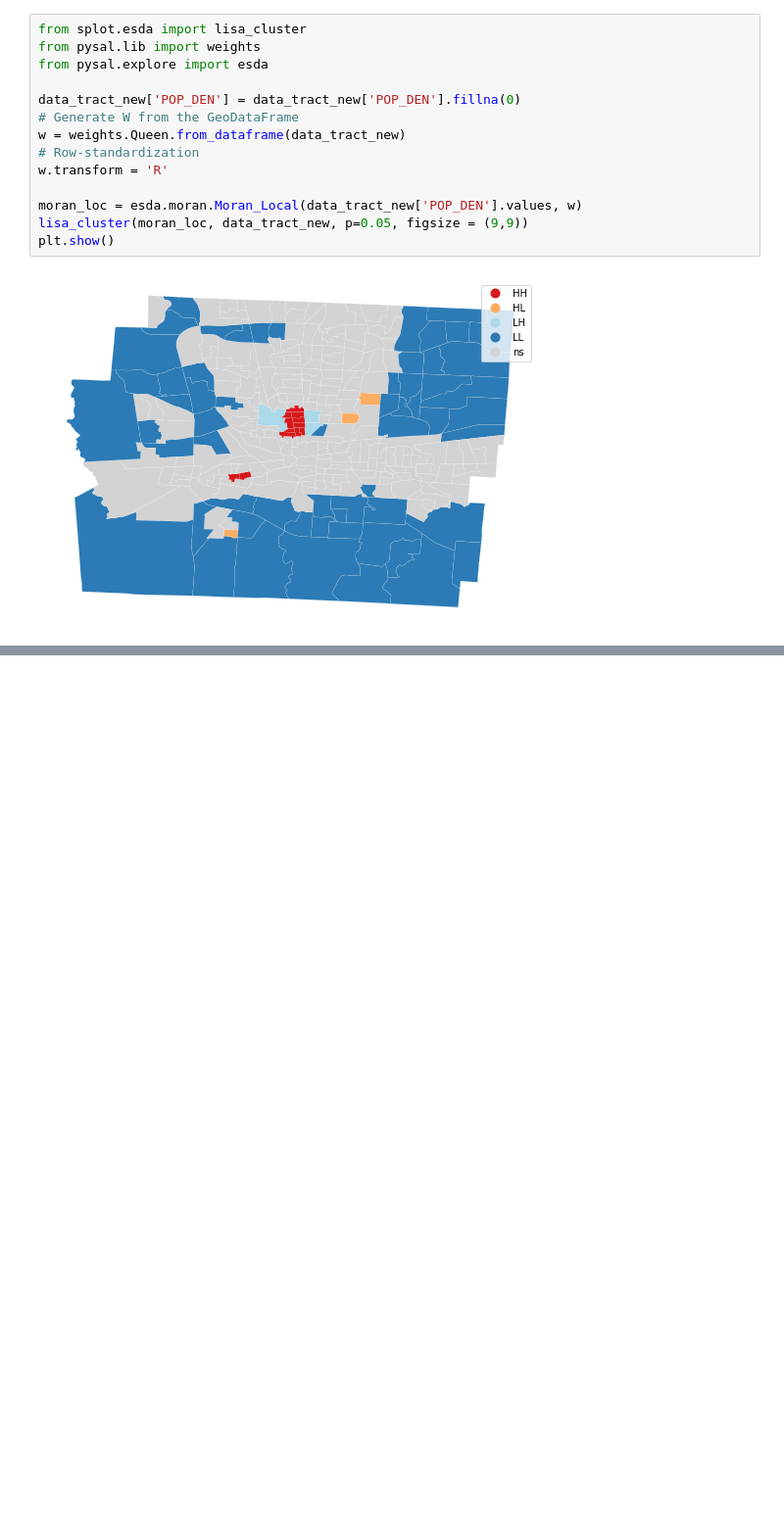
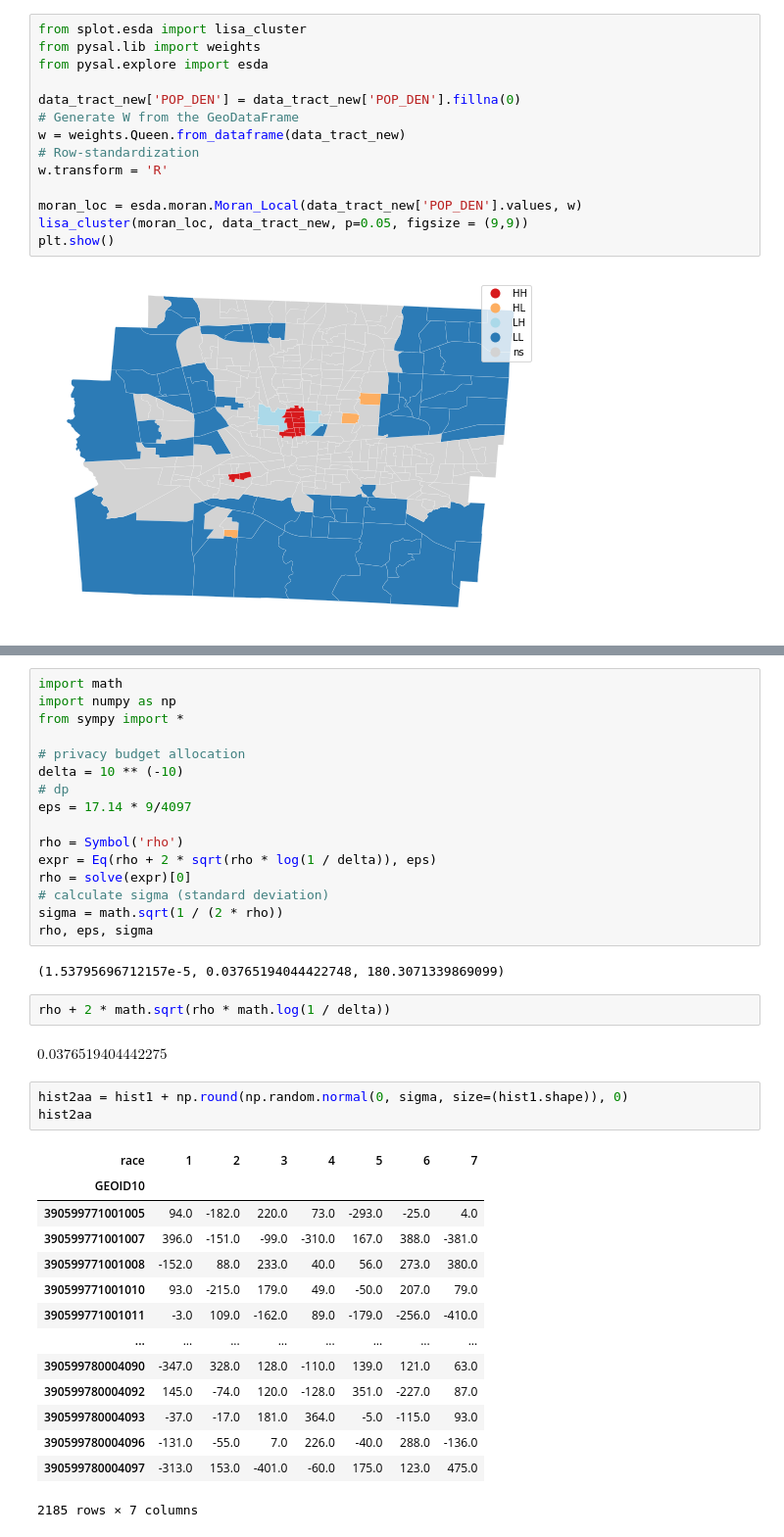
Before and after one commit to linyuehzzz/tda-eval, a Jupyter notebook: cell_uniques.ipynb, the cells around one changed output, grey strips where cells are left out. Shown at 98% size. Drawn from its saved outputs; the diff is of its cells as text; blank space fills up the shorter version.

```diff
--- a/cell_uniques.ipynb
+++ b/cell_uniques.ipynb
@@ -1314,0 +1336,40 @@ plt.show()
+# %%
+import math
+import numpy as np
+from sympy import *
+
+# privacy budget allocation
+delta = 10 ** (-10)
+# dp
+eps = 17.14 * 9/4097
+
+rho = Symbol('rho')
+expr = Eq(rho + 2 * sqrt(rho * log(1 / delta)), eps)
+rho = solve(expr)[0]
+# calculate sigma (standard deviation)
+sigma = math.sqrt(1 / (2 * rho))
+rho, eps, sigma
+# %% [output]
+(1.53795696712157e-5, 0.03765194044422748, 180.3071339869099)
+# %%
+rho + 2 * math.sqrt(rho * math.log(1 / delta))
+# %% [output]
+$\displaystyle 0.0376519404442275$
+# %%
+hist2aa = hist1 + np.round(np.random.normal(0, sigma, size=(hist1.shape)), 0)
+hist2aa
+# %% [output]
+| race | 1 | 2 | 3 | 4 | 5 | 6 | 7 |
+| GEOID10 |  |  |  |  |  |  |  |
+| 390599771001005 | 94.0 | -182.0 | 220.0 | 73.0 | -293.0 | -25.0 | 4.0 |
+| 390599771001007 | 396.0 | -151.0 | -99.0 | -310.0 | 167.0 | 388.0 | -381.0 |
+| 390599771001008 | -152.0 | 88.0 | 233.0 | 40.0 | 56.0 | 273.0 | 380.0 |
+| 390599771001010 | 93.0 | -215.0 | 179.0 | 49.0 | -50.0 | 207.0 | 79.0 |
+| 390599771001011 | -3.0 | 109.0 | -162.0 | 89.0 | -179.0 | -256.0 | -410.0 |
+| ... | ... | ... | ... | ... | ... | ... | ... |
+| 390599780004090 | -347.0 | 328.0 | 128.0 | -110.0 | 139.0 | 121.0 | 63.0 |
+| 390599780004092 | 145.0 | -74.0 | 120.0 | -128.0 | 351.0 | -227.0 | 87.0 |
+| 390599780004093 | -37.0 | -17.0 | 181.0 | 364.0 | -5.0 | -115.0 | 93.0 |
+| 390599780004096 | -131.0 | -55.0 | 7.0 | 226.0 | -40.0 | 288.0 | -136.0 |
+| 390599780004097 | -313.0 | 153.0 | -401.0 | -60.0 | 175.0 | 123.0 | 475.0 |
+2185 rows × 7 columns
```
Also changed, not shown: parts of 29 cells of this notebook.
